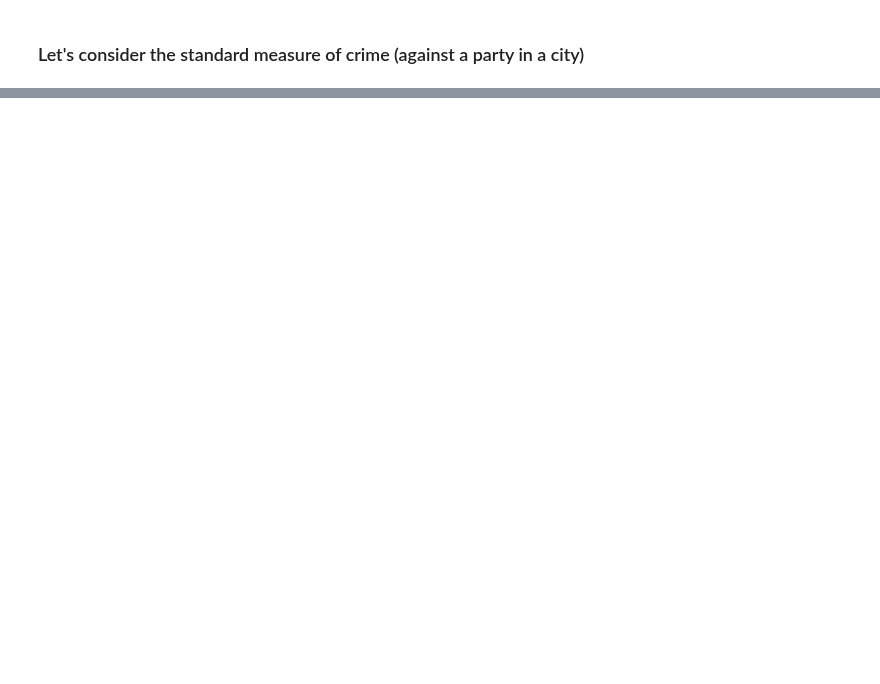
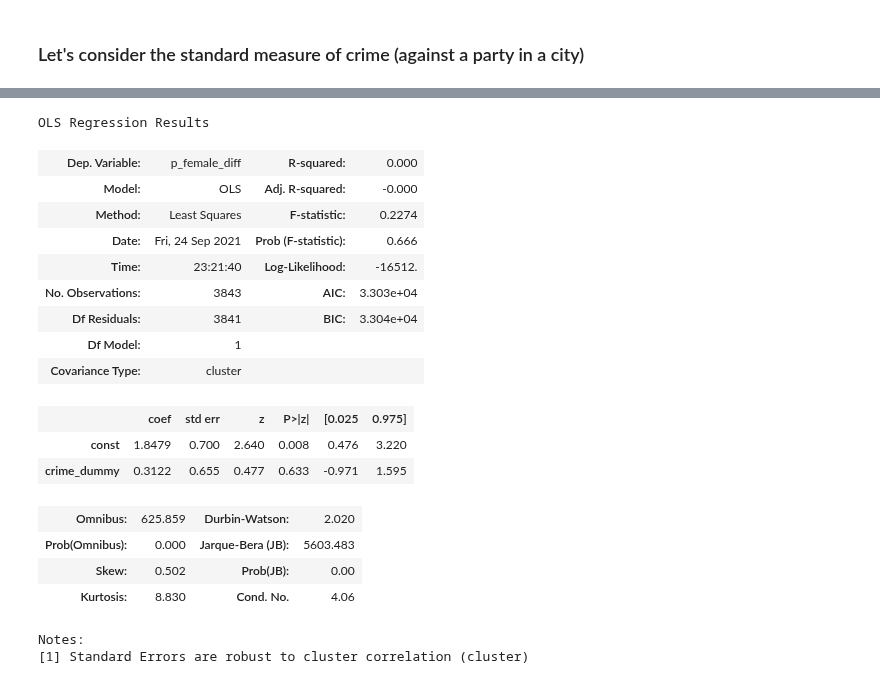
Before and after one commit to mariusgruenewald/pol_viol, a Jupyter notebook: regression.ipynb, the cells around one changed output, grey strips where cells are left out. Saved outputs shown, nothing was run; the diff lists cells and outputs as text; code cells hidden in the pictures; blank space fills up the shorter version.

```diff
--- a/regression.ipynb
+++ b/regression.ipynb
@@ -352 +416,27 @@ NameError: name 'data_panel_diff_nogreens' is not defined
+# %%
+X4 = data_panel_diff[["crime_dummy"]]
+y = data_panel_diff["p_female_diff"]
+X4 = sm.add_constant(X4)
+model10 = sm.OLS(y, X4).fit(cov_type='cluster', cov_kwds={'groups': data_panel_diff['state']})
+model10.summary()
+# %% [output]
+OLS Regression Results
+| Dep. Variable: | p_female_diff | R-squared: | 0.000 |
+| Model: | OLS | Adj. R-squared: | -0.000 |
+| Method: | Least Squares | F-statistic: | 0.2274 |
+| Date: | Fri, 24 Sep 2021 | Prob (F-statistic): | 0.666 |
+| Time: | 23:21:40 | Log-Likelihood: | -16512. |
+| No. Observations: | 3843 | AIC: | 3.303e+04 |
+| Df Residuals: | 3841 | BIC: | 3.304e+04 |
+| Df Model: | 1 |  |  |
+| Covariance Type: | cluster |  |  |
+|  | coef | std err | z | P>|z| | [0.025 | 0.975] |
+| const | 1.8479 | 0.700 | 2.640 | 0.008 | 0.476 | 3.220 |
+| crime_dummy | 0.3122 | 0.655 | 0.477 | 0.633 | -0.971 | 1.595 |
+| Omnibus: | 625.859 | Durbin-Watson: | 2.020 |
+| Prob(Omnibus): | 0.000 | Jarque-Bera (JB): | 5603.483 |
+| Skew: | 0.502 | Prob(JB): | 0.00 |
+| Kurtosis: | 8.830 | Cond. No. | 4.06 |
+Notes:
+[1] Standard Errors are robust to cluster correlation (cluster)
 # %%
```
Also changed, not shown: parts of 23 cells of this notebook, 2 other files.
